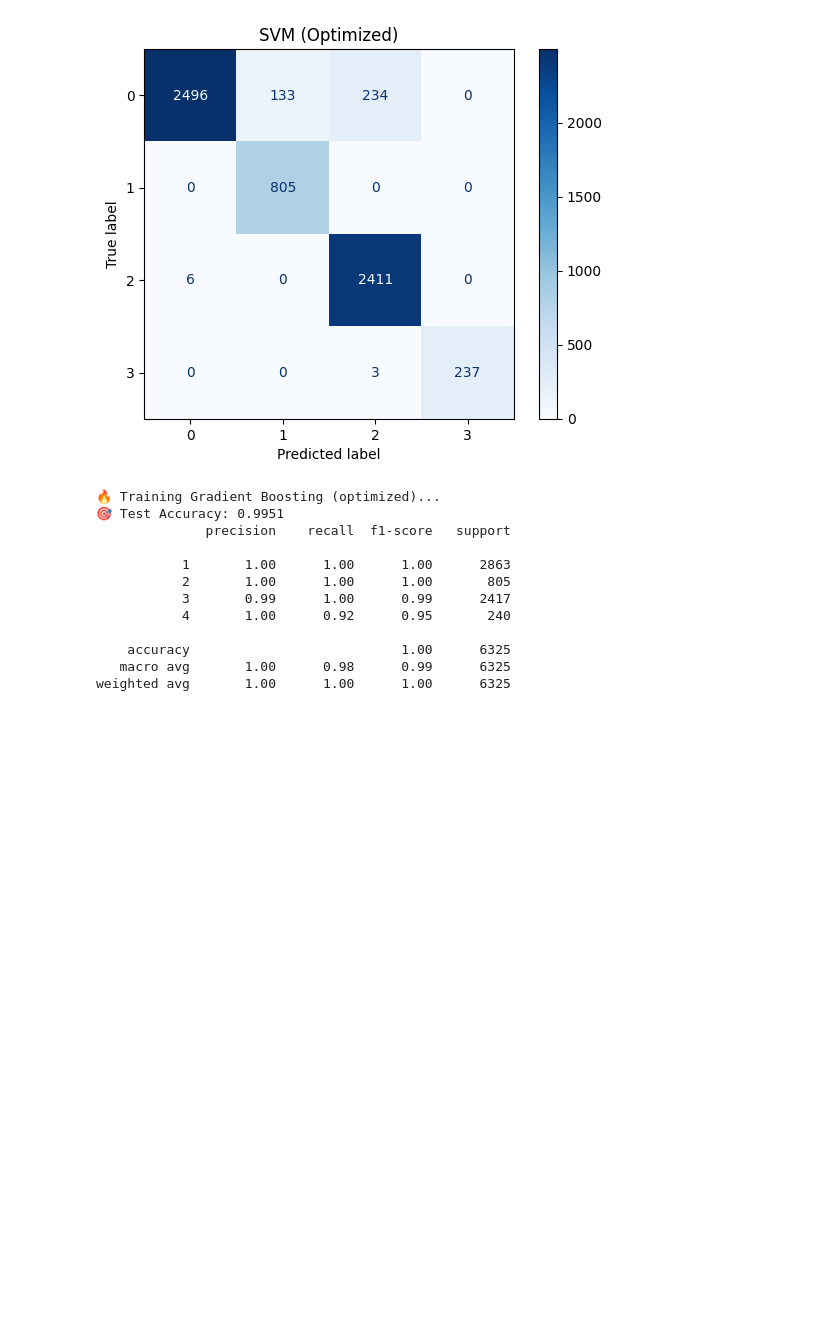
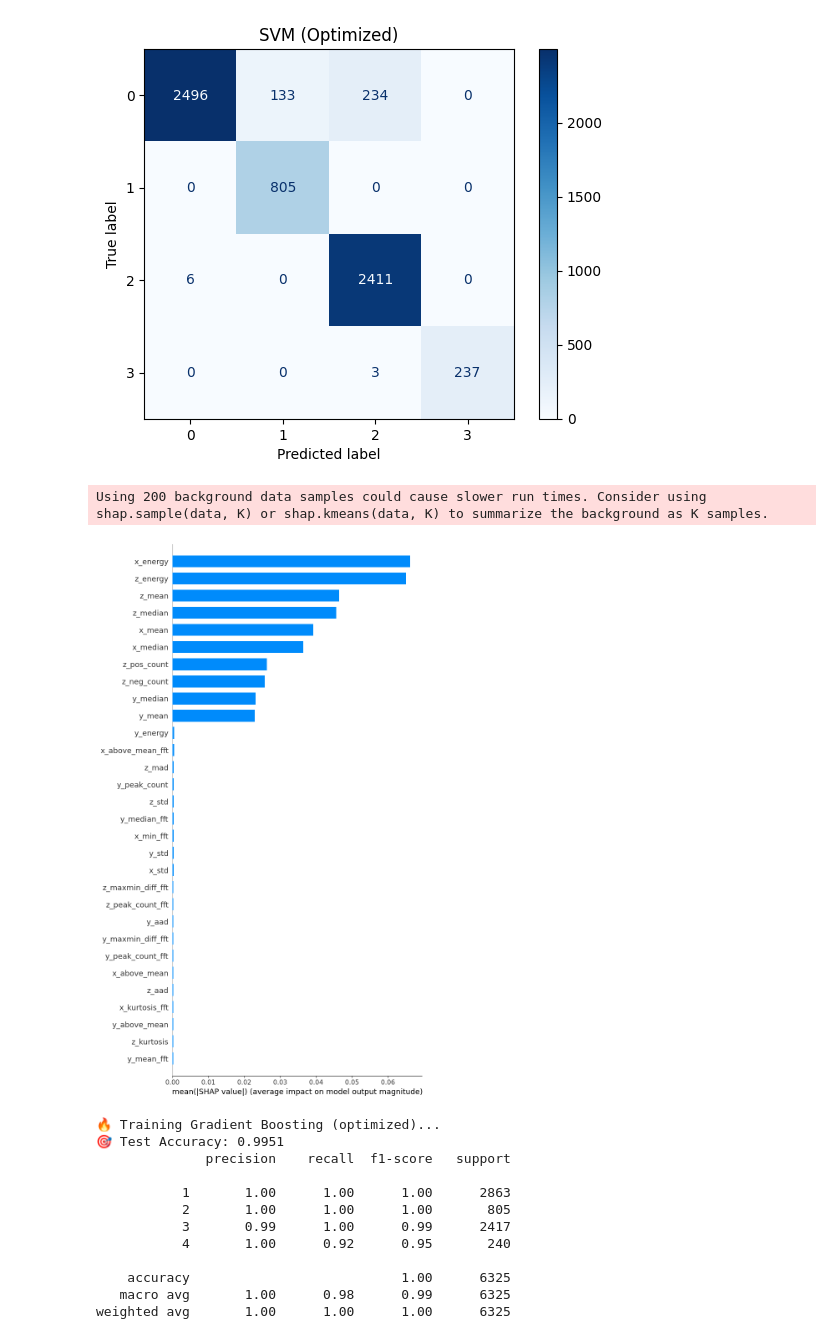
Before and after one commit to tranhuunam00/Master_2024, a Jupyter notebook: new_sleep_posture_2025/train/train.ipynb, the cells around one changed output. Cells and saved outputs as stored; diff of their text form; code cells hidden in the pictures; blank space fills up the shorter version.

```diff
--- a/new_sleep_posture_2025/train/train.ipynb
+++ b/new_sleep_posture_2025/train/train.ipynb
@@ -215,6 +243,6 @@ weighted avg       0.97      0.97      0.97      6325
 # %%
 from models import train_SVM
-modelSVM = train_SVM(features_all, features_all_test, train_labels, train_labels_test)
+modelSVM, scalerSVM = train_SVM(features_all, features_all_test, train_labels, train_labels_test)
 # %% [output]
 💡 Training SVM (optimized)...
 🎯 Test Accuracy: 0.9406
@@ -229,5 +257,25 @@ modelSVM = train_SVM(features_all, features_all_test, train_labels, train_labels
    macro avg       0.94      0.96      0.95      6325
 weighted avg       0.95      0.94      0.94      6325
 [figure]
+# %%
+import shap
+import numpy as np
+import pandas as pd
+X_train_scaled = scalerSVM.transform(features_all)
+X_test_scaled = scalerSVM.transform(features_all_test)
+explainer = shap.KernelExplainer(modelSVM.predict, X_train_scaled[:200])  # dùng 200 mẫu đầu làm background (để tiết kiệm thời gian)
+
+# ⚙️ Tính giá trị SHAP
+shap_values = explainer.shap_values(X_test_scaled[:300])  # có thể giới hạn 300 mẫu test để tránh tính lâu
+# %% [output]
+Using 200 background data samples could cause slower run times. Consider using shap.sample(data, K) or shap.kmeans(data, K) to summarize the background as K samples.
+# %%
+# Chuyển test set thành DataFrame có tên cột
+X_test_scaled_df = pd.DataFrame(X_test_scaled, columns=features_all.columns)
+
+# Vẽ bar chart (top 30 feature quan trọng nhất)
+shap.summary_plot(shap_values, X_test_scaled_df, plot_type="bar", max_display=30)
+# %% [output]
+[figure, added]
 # %%
 from models import train_GB
```
Also changed, not shown: parts of 7 cells of this notebook, 16 other files.
